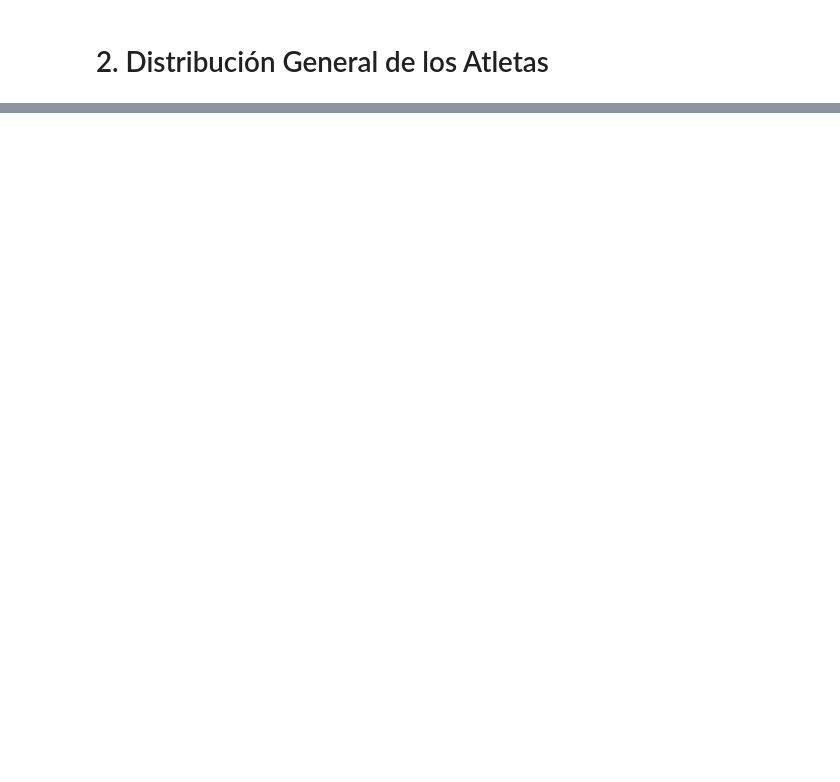
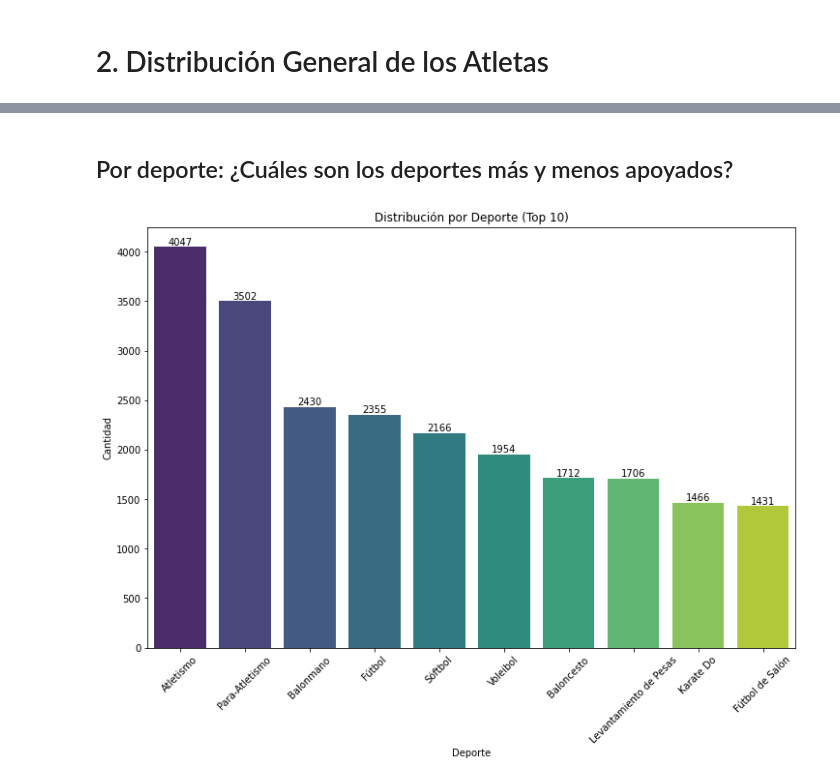
Before and after one commit to nicolaszuleta95/Portfolio, a Jupyter notebook: atletas_antioquia/notebooks/EDA.ipynb, the cells around one changed output, grey strips where cells are left out. Drawn from its saved outputs; the diff is of its cells as text; code cells hidden in the pictures; blank space fills up the shorter version.

```diff
--- a/atletas_antioquia/notebooks/EDA.ipynb
+++ b/atletas_antioquia/notebooks/EDA.ipynb
@@ -62,0 +122,24 @@ df.describe(include='all')
+# %% [markdown]
+## Por deporte: ¿Cuáles son los deportes más y menos apoyados?
+# %%
+# Contar la cantidad de atletas por deporte
+deporte_counts = df['Deporte'].value_counts()
+
+# Seleccionar los 10 deportes más apoyados
+top_deportes = deporte_counts.head(10)
+
+# Graficar la distribución con valores
+plt.figure(figsize=(12, 8))
+ax = sns.barplot(x=top_deportes.index, y=top_deportes.values, palette='viridis')
+plt.title('Distribución por Deporte (Top 10)')
+plt.xlabel('Deporte')
+plt.ylabel('Cantidad')
+plt.xticks(rotation=45)
+
+# Añadir los valores encima de las barras
+for i in ax.containers:
+    ax.bar_label(i, label_type='edge')
+
+plt.show()
+# %% [output]
+[figure, added]
```
Also changed, not shown: parts of 29 cells of this notebook, 1 other file.
